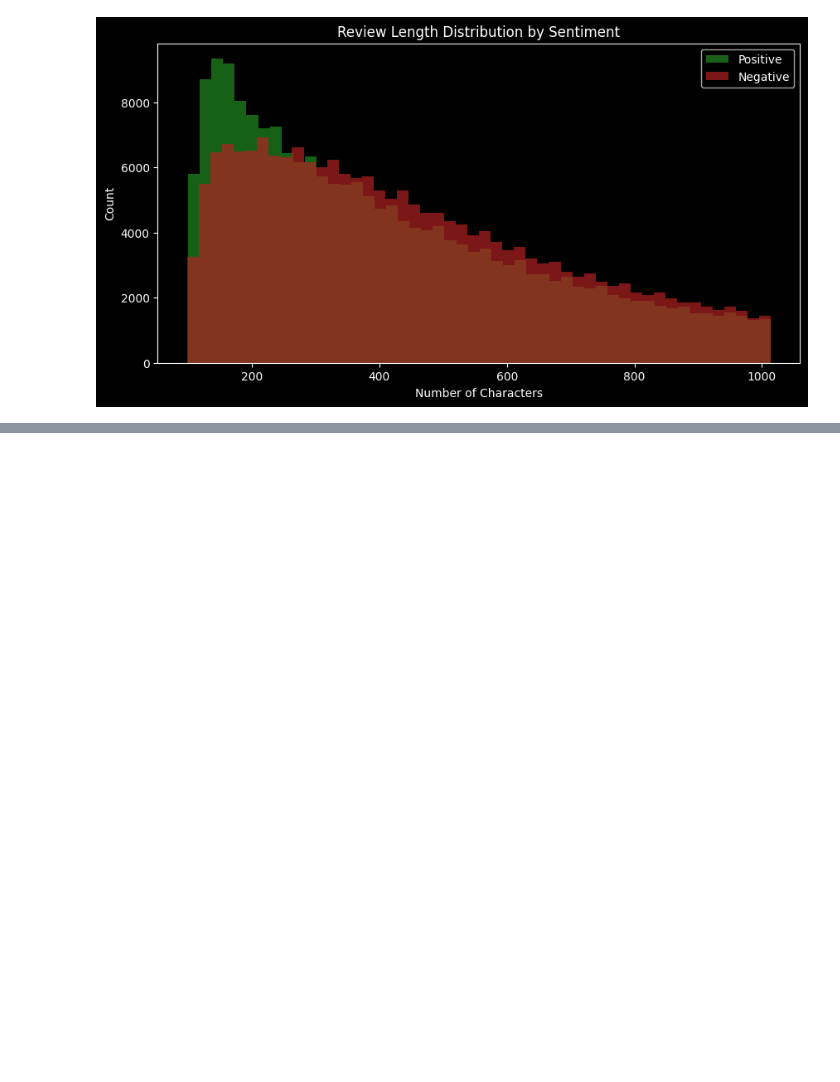
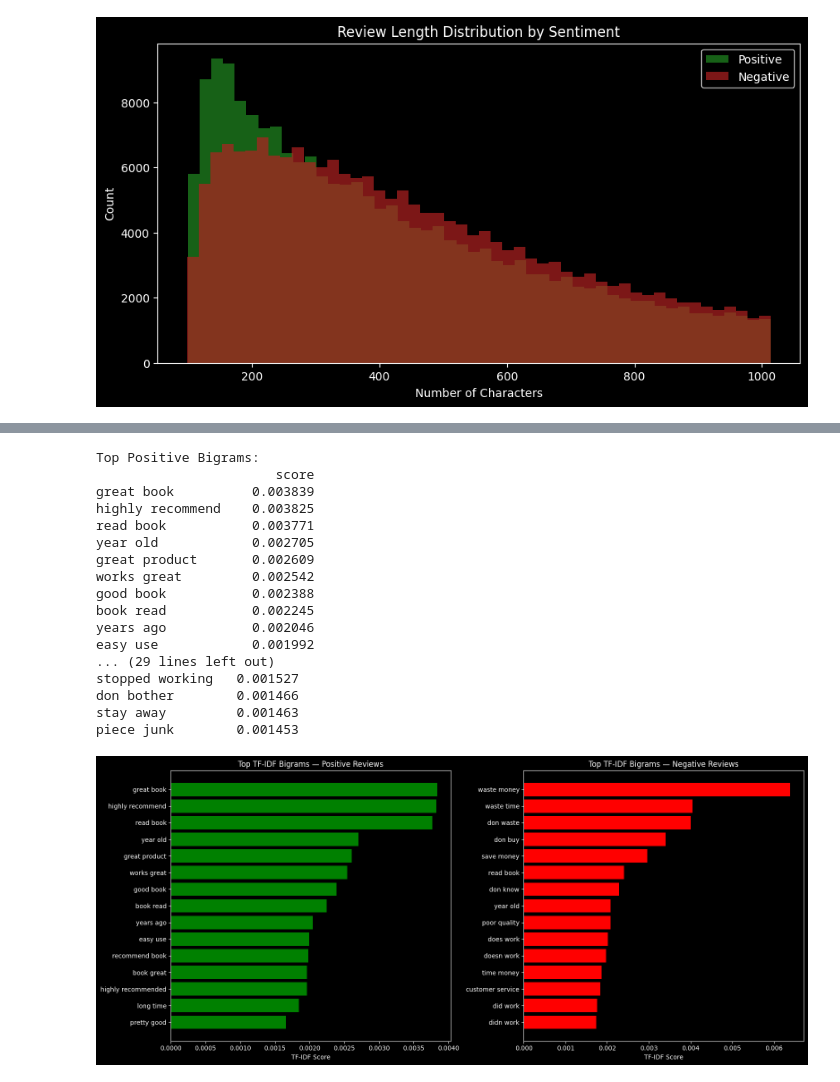
Before and after one commit to hersonn/sentimentml, a Jupyter notebook: amazon_reviews_eda.ipynb, the cells around one changed output, grey strips where cells are left out. Cells and saved outputs as stored; diff of their text form; code cells hidden in the pictures; blank space fills up the shorter version.

```diff
--- a/amazon_reviews_eda.ipynb
+++ b/amazon_reviews_eda.ipynb
@@ -154,0 +239,79 @@ Top 20 Words in Negative Reviews:
+# %%
+# EDA: Top TF-IDF bigrams by sentiment class
+# -----------------------------------------
+# This analysis identifies the most relevant bigram patterns that differentiate
+# positive vs negative reviews. Bigrams capture context better than single words,
+# e.g., "not good", "highly recommend", "poor quality", etc.
+
+import pandas as pd
+from sklearn.feature_extraction.text import TfidfVectorizer
+
+# Split by class
+positive = df[df["label"] == 2]["text_full"]
+negative = df[df["label"] == 1]["text_full"]
+
+# TF-IDF Vectorizer for bigrams only
+vectorizer = TfidfVectorizer(
+    ngram_range=(2, 2),       # Only bigrams
+    stop_words="english",
+    min_df=5,                 # Remove very rare bigrams
+    max_df=0.90               # Remove overly common neutral phrases
+)
+
+# Fit on full dataset, transform per class
+vectorizer.fit(df["text_full"])
+pos_vec = vectorizer.transform(positive)
+neg_vec = vectorizer.transform(negative)
+
+# Convert to DataFrame
+feature_names = vectorizer.get_feature_names_out()
+
+pos_scores = pd.DataFrame(pos_vec.mean(axis=0).A1, index=feature_names, columns=["score"]) \
+    .sort_values("score", ascending=False)
+
+neg_scores = pd.DataFrame(neg_vec.mean(axis=0).A1, index=feature_names, columns=["score"]) \
+    .sort_values("score", ascending=False)
+
+print("\nTop Positive Bigrams:")
+print(pos_scores.head(20))
+
+print("\nTop Negative Bigrams:")
+print(neg_scores.head(20))
+
+top_n = 15
+
+# Reverse order so highest values appear at the top
+pos_plot = pos_scores.head(top_n).iloc[::-1]
+neg_plot = neg_scores.head(top_n).iloc[::-1]
+
+fig, axes = plt.subplots(1, 2, figsize=(16, 7))
+
+axes[0].barh(pos_plot.index, pos_plot.score, color="green")
+axes[0].set_title("Top TF-IDF Bigrams — Positive Reviews")
+axes[0].set_xlabel("TF-IDF Score")
+
+axes[1].barh(neg_plot.index, neg_plot.score, color="red")
+axes[1].set_title("Top TF-IDF Bigrams — Negative Reviews")
+axes[1].set_xlabel("TF-IDF Score")
+
+plt.tight_layout()
+plt.show()
+# %% [output]
+Top Positive Bigrams:
+                       score
+great book          0.003839
+highly recommend    0.003825
+read book           0.003771
+year old            0.002705
+great product       0.002609
+works great         0.002542
+good book           0.002388
+book read           0.002245
+years ago           0.002046
+easy use            0.001992
+... (29 lines left out)
+stopped working   0.001527
+don bother        0.001466
+stay away         0.001463
+piece junk        0.001453
+[figure, added]
```
Also changed, not shown: parts of 4 cells of this notebook, 1 other file.
